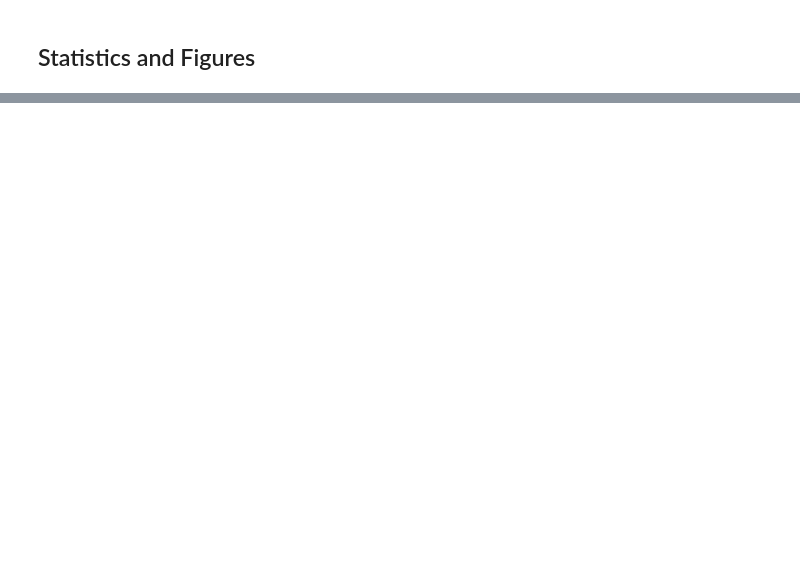
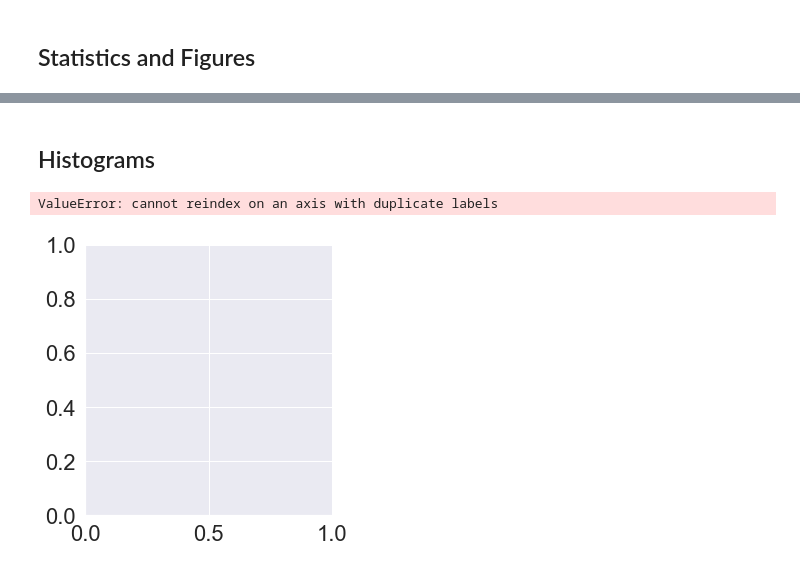
Before and after one commit to mal-boisestate/afilament, a Jupyter notebook: utils/stat_analysis_Nurbanu_match.ipynb, the cells around one changed output, grey strips where cells are left out. Drawn from its saved outputs; the diff is of its cells as text; code cells hidden in the pictures; blank space fills up the shorter version.

```diff
--- a/utils/stat_analysis_Nurbanu_match.ipynb
+++ b/utils/stat_analysis_Nurbanu_match.ipynb
@@ -202,0 +311,20 @@ def convert_pvalue_to_asterisks(pvalue):
+# %% [markdown]
+## Histograms
+# %%
+sns.set(font_scale=2)
+
+fig_args = {'x': 'Actin Length',
+            'hue':'treatment',
+            'data': df_combined[df_combined['part'] == 'whole'],
+            # 'multiple': "dodge",
+            #'palette': pal,
+            #'log_scale' : (False, True),
+            'bins': 15}
+
+
+fig = sns.displot(**fig_args)
+fig.set(xlabel="Actin length, μm")
+fig.savefig(f'actin_length_hist.png', format='png')
+# %% [output]
+ValueError: cannot reindex on an axis with duplicate labels
+[figure, added]
```
Also changed, not shown: parts of 26 cells of this notebook, 1 other file.
